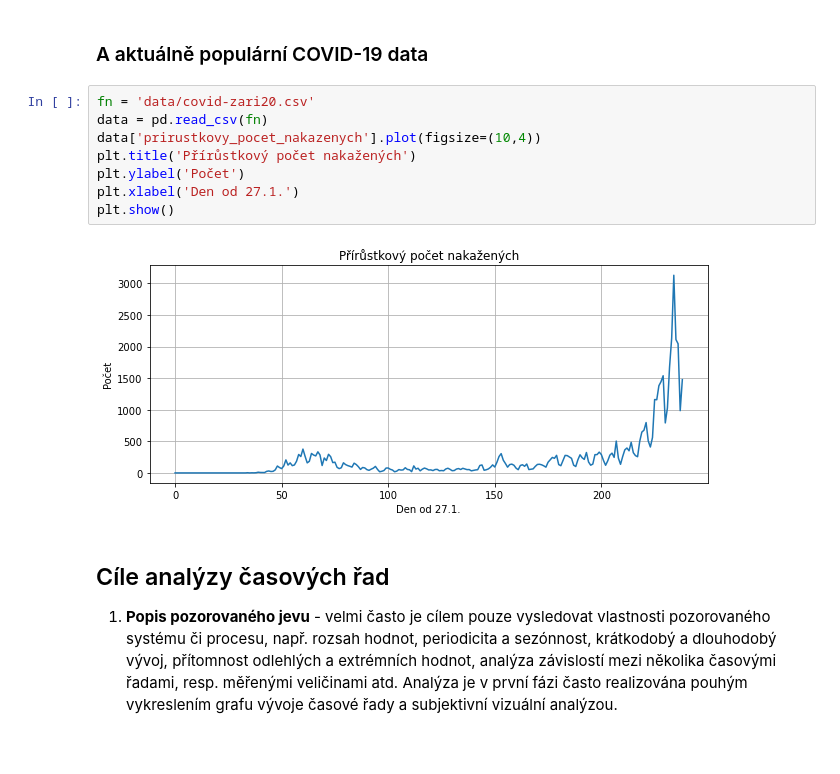
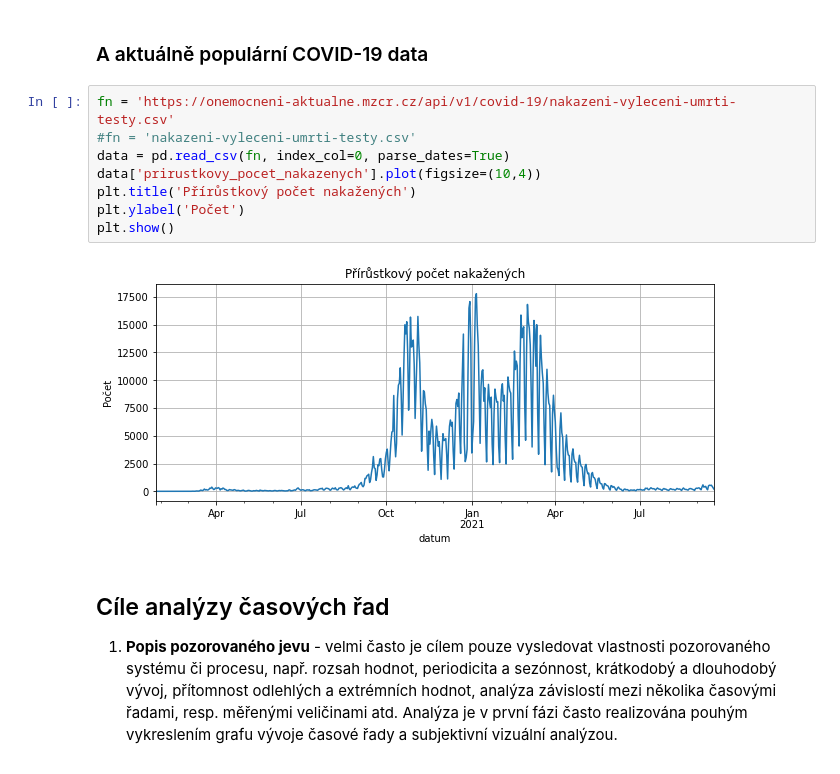
Before and after one commit to kamil-dedecius/mi-scr, a Jupyter notebook: prednasky/1.ipynb, the cells around one changed output. Cells and saved outputs as stored; diff of their text form.

```diff
--- a/prednasky/1.ipynb
+++ b/prednasky/1.ipynb
@@ -47,15 +47,15 @@ Zde mají časové řady velký význam pro řízení systémů a procesů, ať
 # %% [markdown]
 ### A aktuálně populární COVID-19 data
 # %%
-fn = 'data/covid-zari20.csv'
-data = pd.read_csv(fn)
+fn = 'https://onemocneni-aktualne.mzcr.cz/api/v1/covid-19/nakazeni-vyleceni-umrti-testy.csv'
+#fn = 'nakazeni-vyleceni-umrti-testy.csv'
+data = pd.read_csv(fn, index_col=0, parse_dates=True)
 data['prirustkovy_pocet_nakazenych'].plot(figsize=(10,4))
 plt.title('Přírůstkový počet nakažených')
 plt.ylabel('Počet')
-plt.xlabel('Den od 27.1.')
 plt.show()
 # %% [output]
-[figure, old version]
+[figure, new version]
 # %% [markdown]
 ## Cíle analýzy časových řad
 1. **Popis pozorovaného jevu** - velmi často je cílem pouze vysledovat vlastnosti pozorovaného systému či procesu, např. rozsah hodnot, periodicita a sezónnost, krátkodobý a dlouhodobý vývoj, přítomnost odlehlých a extrémních hodnot, analýza závislostí mezi několika časovými řadami, resp. měřenými veličinami atd. Analýza je v první fázi často realizována pouhým vykreslením grafu vývoje časové řady a subjektivní vizuální analýzou.
```
Also changed, not shown: parts of 6 cells of this notebook.
